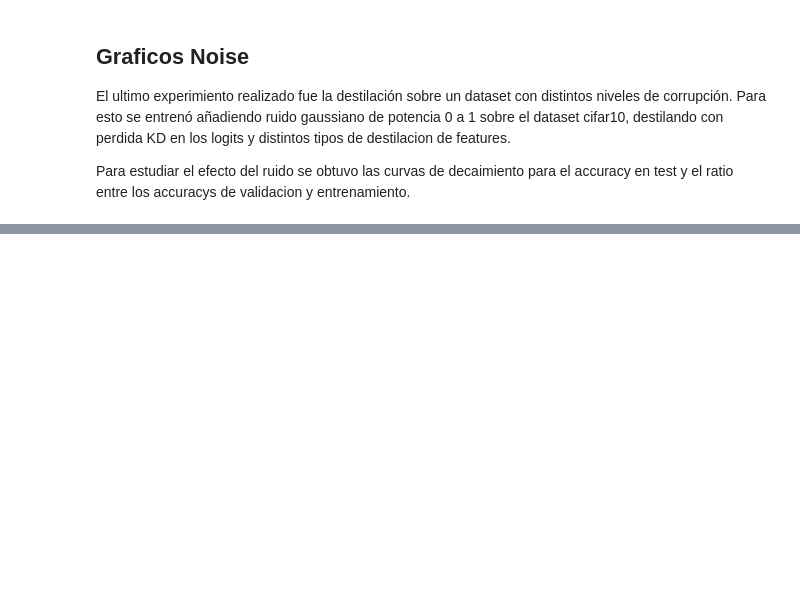
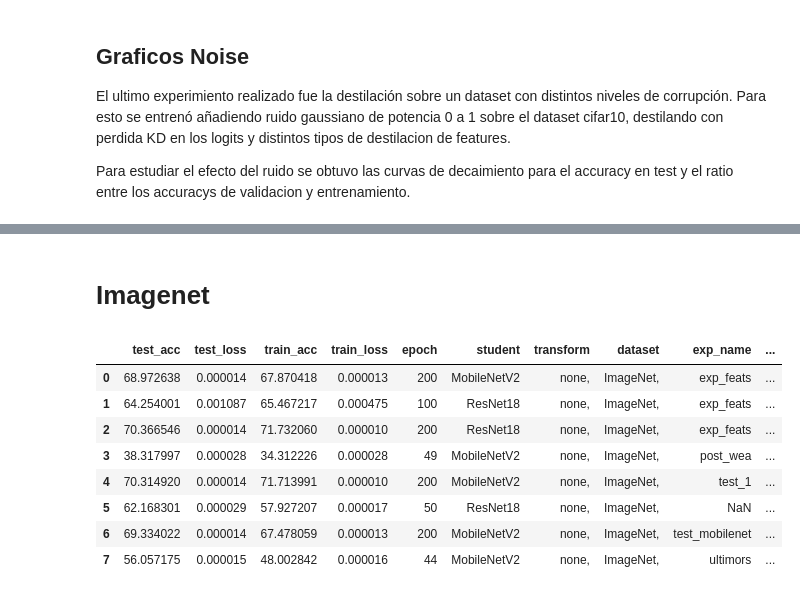
Before and after one commit to jpcosec/Memoria, a Jupyter notebook: vizFeat.ipynb, the cells around one changed output, grey strips where cells are left out. Drawn from its saved outputs; the diff is of its cells as text; code cells hidden in the pictures; blank space fills up the shorter version.

```diff
--- a/vizFeat.ipynb
+++ b/vizFeat.ipynb
@@ -978,3 +414,32 @@ g=alt.hconcat(
 g
 # %% [output]
 [interactive output not drawn]
+# %% [markdown]
+# Imagenet
+# %%
+drop_cols = ['Unnamed: 0',  'lr', 'resume', 'epochs', 'train_batch_size',
+             'test_batch_size', 'batch_size', 'teacher',
+             'pre', 'test_eval', 'train_eval', 'test_teacher/acc',
+             'train_teacher/acc']
+source=pd.read_csv("Imagenet/summary.csv")
+cols = [i for i in source.columns if i in drop_cols]
+
+#source.index = pd.Index(["Imagenet/"+ "/".join([str(i) for i in [row['exp_name'],row["student"], row["distillation"],row['layer'] ]] )
+#                     for i, row in source.iterrows()])
+
+source['test/train']=source['test_acc']/source["train_acc"]
+source['delta_teacher']=source['test_acc']/source['test_teacher/acc']
+# Falta el modelo estudiante, obtener aparters
+source=source.drop(columns=cols)
+source
+#
+# %% [output]
+|  | test_acc | test_loss | train_acc | train_loss | epoch | student | transform | dataset | exp_name | ... |
+| 0 | 68.972638 | 0.000014 | 67.870418 | 0.000013 | 200 | MobileNetV2 | none, | ImageNet, | exp_feats | ... |
+| 1 | 64.254001 | 0.001087 | 65.467217 | 0.000475 | 100 | ResNet18 | none, | ImageNet, | exp_feats | ... |
+| 2 | 70.366546 | 0.000014 | 71.732060 | 0.000010 | 200 | ResNet18 | none, | ImageNet, | exp_feats | ... |
+| 3 | 38.317997 | 0.000028 | 34.312226 | 0.000028 | 49 | MobileNetV2 | none, | ImageNet, | post_wea | ... |
+| 4 | 70.314920 | 0.000014 | 71.713991 | 0.000010 | 200 | MobileNetV2 | none, | ImageNet, | test_1 | ... |
+| 5 | 62.168301 | 0.000029 | 57.927207 | 0.000017 | 50 | ResNet18 | none, | ImageNet, | NaN | ... |
+| 6 | 69.334022 | 0.000014 | 67.478059 | 0.000013 | 200 | MobileNetV2 | none, | ImageNet, | test_mobilenet | ... |
+| 7 | 56.057175 | 0.000015 | 48.002842 | 0.000016 | 44 | MobileNetV2 | none, | ImageNet, | ultimors | ... |
```
Also changed, not shown: parts of 27 cells of this notebook.
